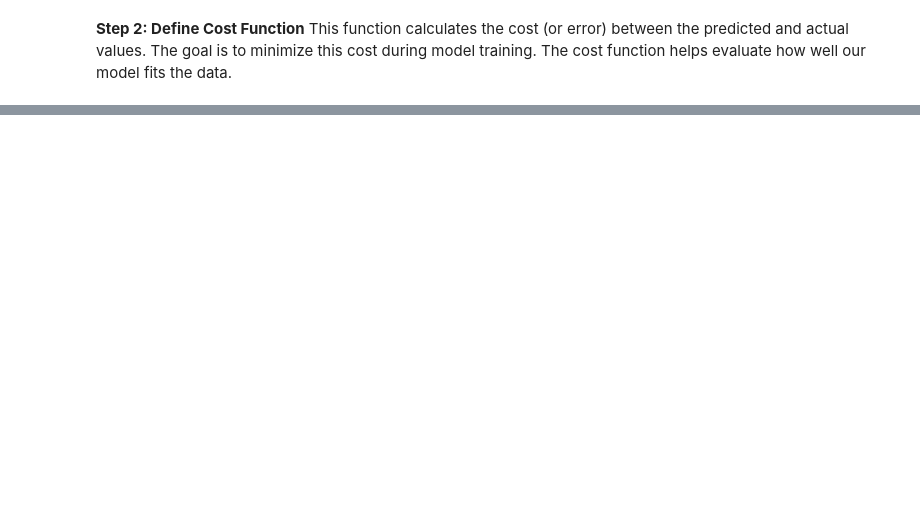
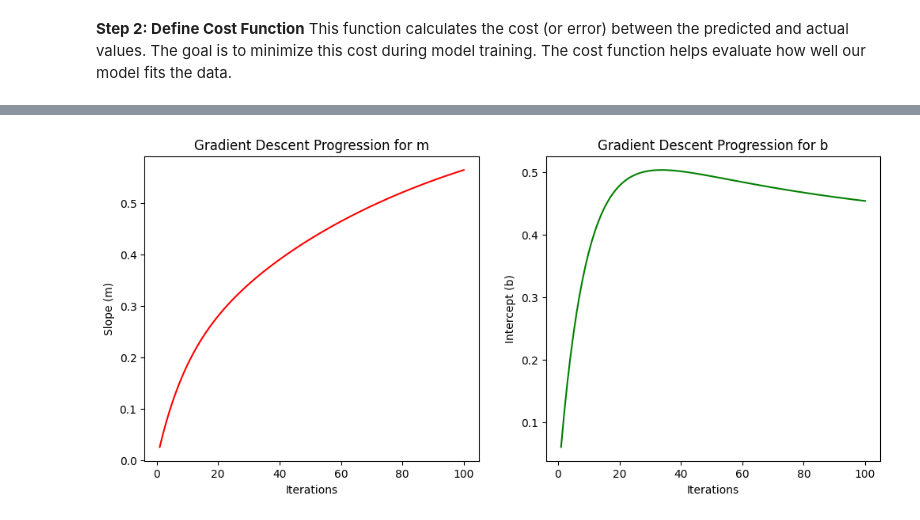
Before and after one commit to flammarionick/Probability-Distributions_Group_9, a Jupyter notebook: Group_9.ipynb, the cells around one changed output, grey strips where cells are left out. Cells and saved outputs as stored; diff of their text form; code cells hidden in the pictures; blank space fills up the shorter version.

```diff
--- a/Group_9.ipynb
+++ b/Group_9.ipynb
@@ -257,0 +305,20 @@ def gradient_descent(X, Y, learning_rate=0.01, iterations=100):
+# %%
+plt.figure(figsize=(12, 5))
+
+# Plot for m values
+plt.subplot(1, 2, 1)
+plt.plot(range(1, 101), m_values, color='red')
+plt.xlabel("Iterations")
+plt.ylabel("Slope (m)")
+plt.title("Gradient Descent Progression for m")
+
+# Plot for b values
+plt.subplot(1, 2, 2)
+plt.plot(range(1, 101), b_values, color='green')
+plt.xlabel("Iterations")
+plt.ylabel("Intercept (b)")
+plt.title("Gradient Descent Progression for b")
+
+plt.show()
+# %% [output]
+[figure, added]
```
Also changed, not shown: parts of 12 cells of this notebook.
